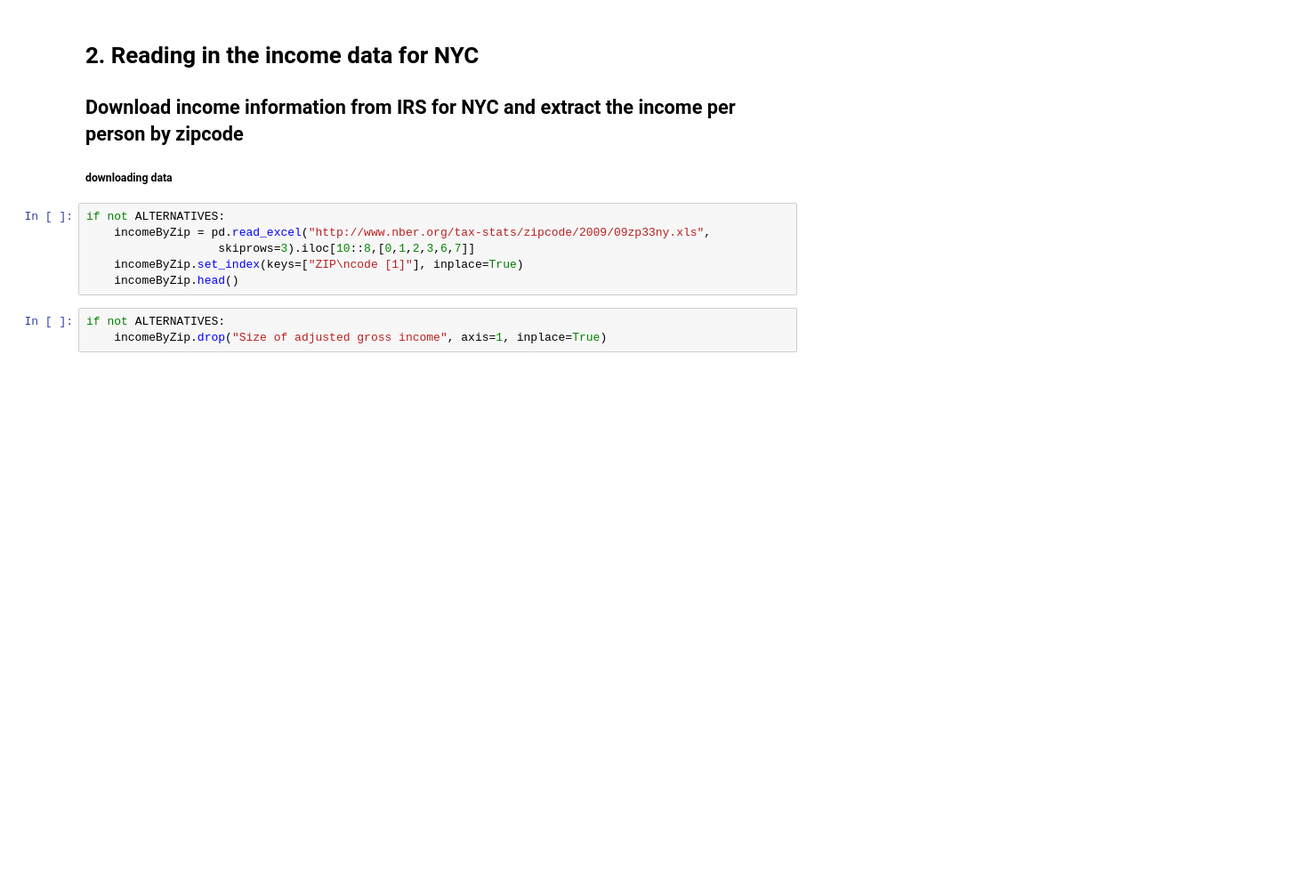
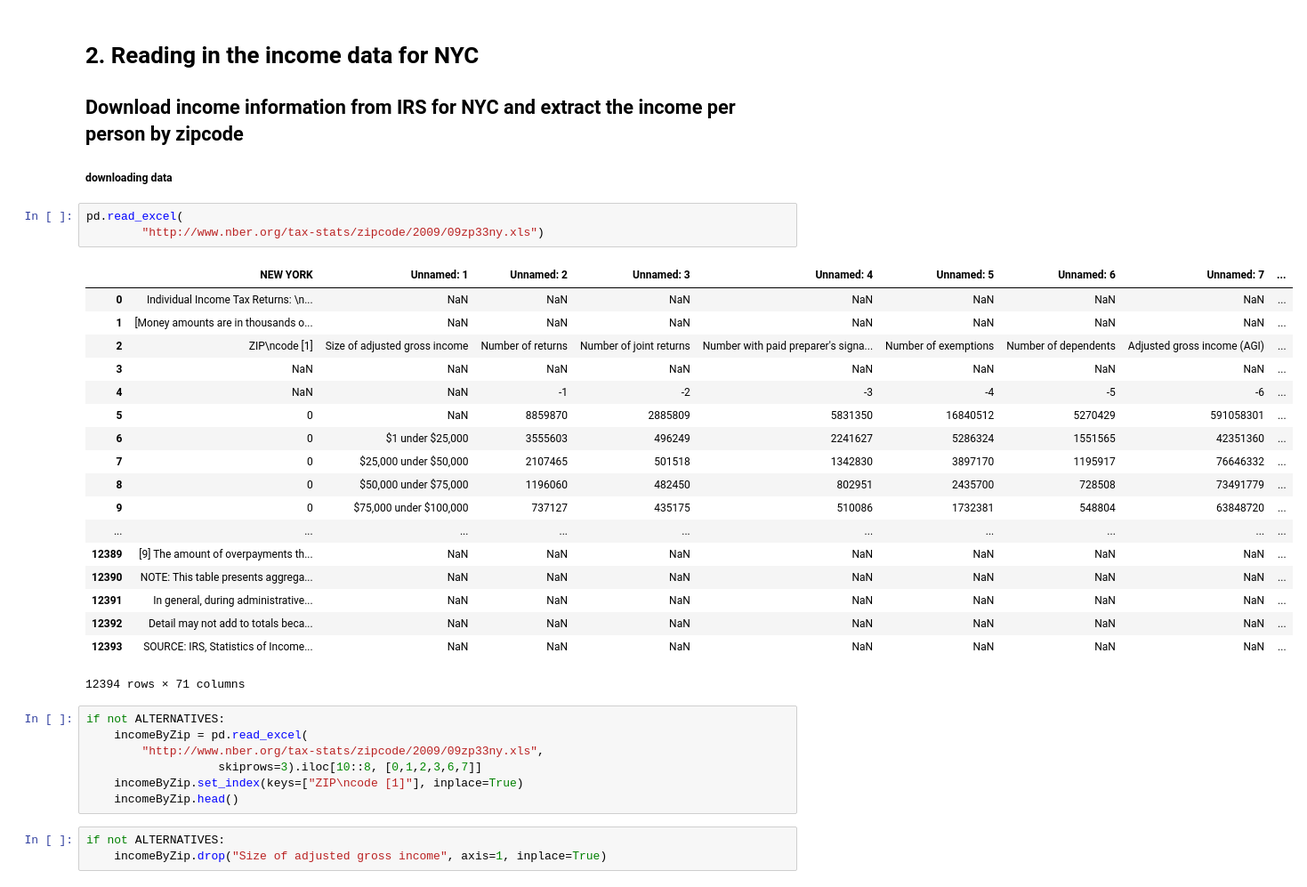
Before and after one commit to fedhere/PUI2017_fb55, a Jupyter notebook: midterm/solution/midterm2017_solution.ipynb, the cells around one changed output. Shown: that part at 89% size. Saved outputs shown, nothing was run; the diff lists cells and outputs as text; blank space fills up the shorter version.

```diff
--- a/midterm/solution/midterm2017_solution.ipynb
+++ b/midterm/solution/midterm2017_solution.ipynb
@@ -75,10 +75,33 @@ the reducted dataset is 13381 observations by 18 variables
 # 2.  Reading in the income data for NYC
 ## Download income information from IRS for NYC and extract the income per person by zipcode
 ##### downloading data
+# %%
+pd.read_excel(
+        "http://www.nber.org/tax-stats/zipcode/2009/09zp33ny.xls")
+# %% [output]
+|  | NEW YORK | Unnamed: 1 | Unnamed: 2 | Unnamed: 3 | Unnamed: 4 | Unnamed: 5 | Unnamed: 6 | Unnamed: 7 | ... |
+| 0 | Individual Income Tax Returns: \n... | NaN | NaN | NaN | NaN | NaN | NaN | NaN | ... |
+| 1 | [Money amounts are in thousands o... | NaN | NaN | NaN | NaN | NaN | NaN | NaN | ... |
+| 2 | ZIP\ncode [1] | Size of adjusted gross income | Number of returns | Number of joint returns | Number with paid preparer's signa... | Number of exemptions | Number of dependents | Adjusted gross income (AGI) | ... |
+| 3 | NaN | NaN | NaN | NaN | NaN | NaN | NaN | NaN | ... |
+| 4 | NaN | NaN | -1 | -2 | -3 | -4 | -5 | -6 | ... |
+| 5 | 0 | NaN | 8859870 | 2885809 | 5831350 | 16840512 | 5270429 | 591058301 | ... |
+| 6 | 0 | $1 under $25,000 | 3555603 | 496249 | 2241627 | 5286324 | 1551565 | 42351360 | ... |
+| 7 | 0 | $25,000 under $50,000 | 2107465 | 501518 | 1342830 | 3897170 | 1195917 | 76646332 | ... |
+| 8 | 0 | $50,000 under $75,000 | 1196060 | 482450 | 802951 | 2435700 | 728508 | 73491779 | ... |
+| 9 | 0 | $75,000 under $100,000 | 737127 | 435175 | 510086 | 1732381 | 548804 | 63848720 | ... |
+| ... | ... | ... | ... | ... | ... | ... | ... | ... | ... |
+| 12389 | [9] The amount of overpayments th... | NaN | NaN | NaN | NaN | NaN | NaN | NaN | ... |
+| 12390 | NOTE: This table presents aggrega... | NaN | NaN | NaN | NaN | NaN | NaN | NaN | ... |
+| 12391 | In general, during administrative... | NaN | NaN | NaN | NaN | NaN | NaN | NaN | ... |
+| 12392 | Detail may not add to totals beca... | NaN | NaN | NaN | NaN | NaN | NaN | NaN | ... |
+| 12393 | SOURCE: IRS, Statistics of Income... | NaN | NaN | NaN | NaN | NaN | NaN | NaN | ... |
+12394 rows × 71 columns
 # %%
 if not ALTERNATIVES:
-    incomeByZip = pd.read_excel("http://www.nber.org/tax-stats/zipcode/2009/09zp33ny.xls",
-                   skiprows=3).iloc[10::8,[0,1,2,3,6,7]]
+    incomeByZip = pd.read_excel(
+        "http://www.nber.org/tax-stats/zipcode/2009/09zp33ny.xls",
+                   skiprows=3).iloc[10::8, [0,1,2,3,6,7]]
     incomeByZip.set_index(keys=["ZIP\ncode [1]"], inplace=True)
     incomeByZip.head()
 # %%
```
Also changed, not shown: parts of 2 cells of this notebook.
